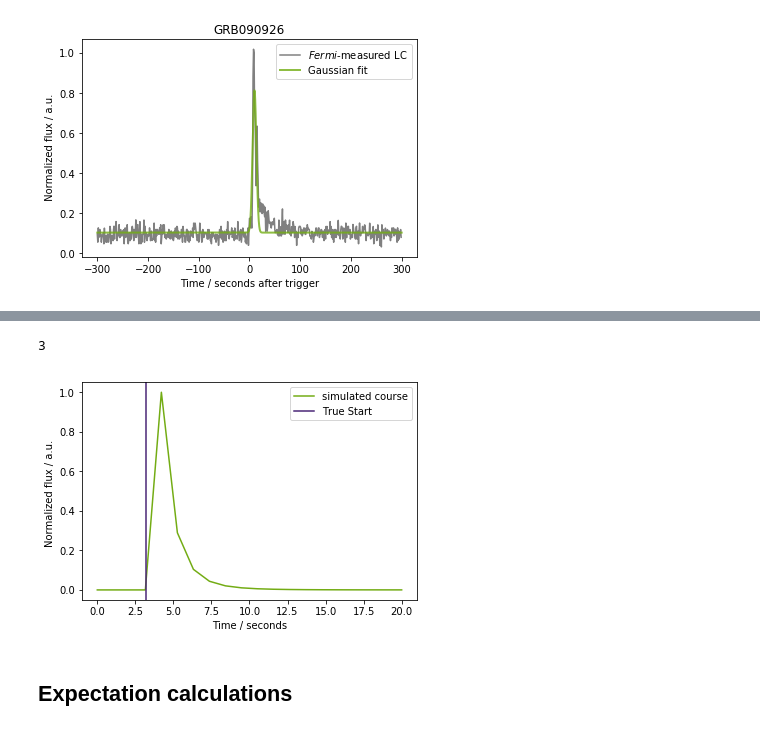
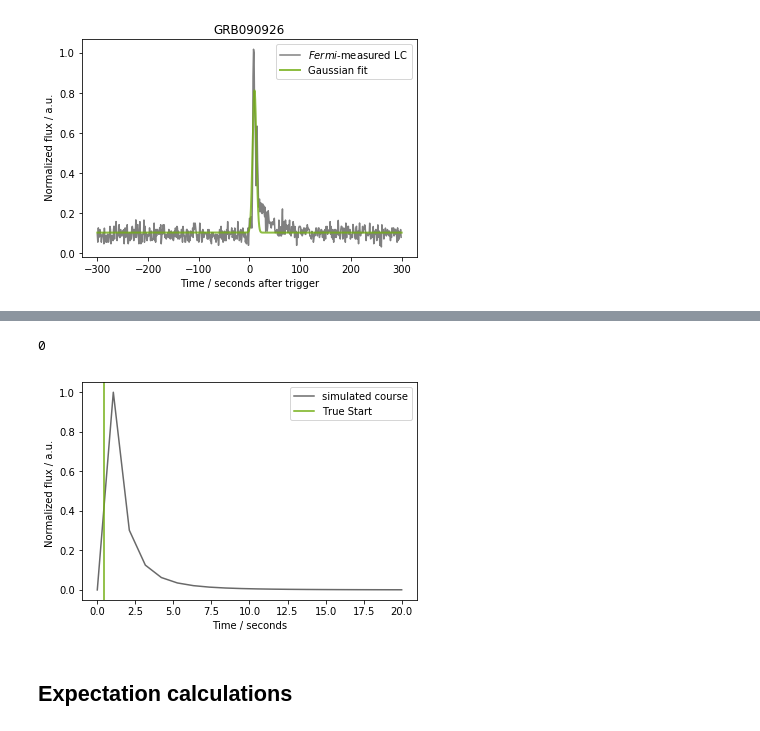
Before and after one commit to JanaMo/Project_Master, a Jupyter notebook: Plots.ipynb, the cells around one changed output, grey strips where cells are left out. Cells and saved outputs as stored; diff of their text form; code cells hidden in the pictures.

```diff
--- a/Plots.ipynb
+++ b/Plots.ipynb
@@ -308,14 +310,14 @@ def simulate_Gaussians(sigma_range_min,sigma_range_max,Num_slices,time_per_slice
     ylin = ylin + noise
 
 
-    plt.plot(xlin/time_per_slice ,ylin,'-', color='#73ac14',label='Simulated course')
-    plt.axvline(mu/time_per_slice ,linestyle='--', color='lightsteelblue', label='Peakposition')
-    plt.axhline(ylin.max(),linestyle='--', color='lightsteelblue')
-    plt.axvline(x_from_y_Gauss(0.1,y,sigma,mu)/time_per_slice , linestyle='--', color=viridis10,alpha=0.6,label='10% ymax')
-    plt.axhline(0.1*ylin.max(),linestyle='--', color='indigo', alpha=0.6)
+    plt.plot(xlin/time_per_slice ,ylin,'-', color='dimgray',label='Simulated course')
+    plt.axvline(mu/time_per_slice ,linestyle='--', color=tugreen, label='Peakposition')
+    plt.axhline(ylin.max(),linestyle='--', color=tugreen)
+    plt.axvline(x_from_y_Gauss(0.1,y,sigma,mu)/time_per_slice , linestyle='--', color=viridis10,label='10% ymax')
+    plt.axhline(0.1*ylin.max(),linestyle='--', color=viridis10,)
 
-    plt.axvline(x_from_y_Gauss(0.05,y,sigma,mu)/time_per_slice, linestyle='--', color=viridis10,label='5% ymax')
-    plt.axhline(0.05*ylin.max(),linestyle='--', color='indigo')
+    plt.axvline(x_from_y_Gauss(0.05,y,sigma,mu)/time_per_slice, linestyle='--', color=viridis7,label='5% ymax')
+    plt.axhline(0.05*ylin.max(),linestyle='--', color=viridis7)
     True_Start = int(x_from_y_Gauss(0.05,y,sigma,mu)/time_per_slice) # Number of slice
 
     plt.legend()
@@ -345,38 +347,38 @@ alpha_max = 6
 b_max = 2
 
 def simulate_Exponential(alpha_min,alpha_max,b_min,b_max,Num_slices,time_per_slice):
     time = Num_slices*time_per_slice
     alpha_min_time = alpha_min
     b_min_time = b_min/600*time
     alpha_max_time = alpha_max
     b_max_time = b_max/600*time
 
     b = uniform(b_min_time,b_max_time)
     alpha = uniform(alpha_min_time, alpha_max_time)
     tp = uniform(0,time/3)
     params = np.array([tp,1,b,alpha])
 
     x2 =np.linspace(0,time,Num_slices)
     y2 = Step_exp(x2,params[0], params[1], params[2], params[3])
     y2 = y2/y2.max()
     noise = np.random.normal(0,0.00, y2.shape)
     y2 = y2 + noise
 
-    plt.plot(x2/time_per_slice,y2, color='#73ac14',label='simulated course')
-    plt.axvline(tp/time_per_slice,color=viridis10, label='True Start')
+    plt.plot(x2/time_per_slice,y2, color='dimgray',label='simulated course')
+    plt.axvline(tp/time_per_slice,color=tugreen, label='True Start')
     plt.xlabel('Time / seconds')
     plt.ylabel(r'Normalized flux / a.u. ')
     plt.legend()
     True_Start = tp/time_per_slice
     return y2,int(True_Start)
 
-y,True_Start = simulate_Exponential(alpha_min,alpha_max,b_min,b_max,20,10)
+y,True_Start = simulate_Exponential(alpha_min,alpha_max,b_min,b_max,20,100)
 plt.savefig('Plots/New_Results_20.pdf')
 #plt.savefig('Plots/jpeg/New_Results_20.jpeg')
 True_Start
 # %% [output]
-3
+0
-[figure, old version]
+[figure, new version]
 # %% [markdown]
 ## Expectation calculations
 # %%
```
Also changed, not shown: parts of 14 cells of this notebook, 46 other files.
